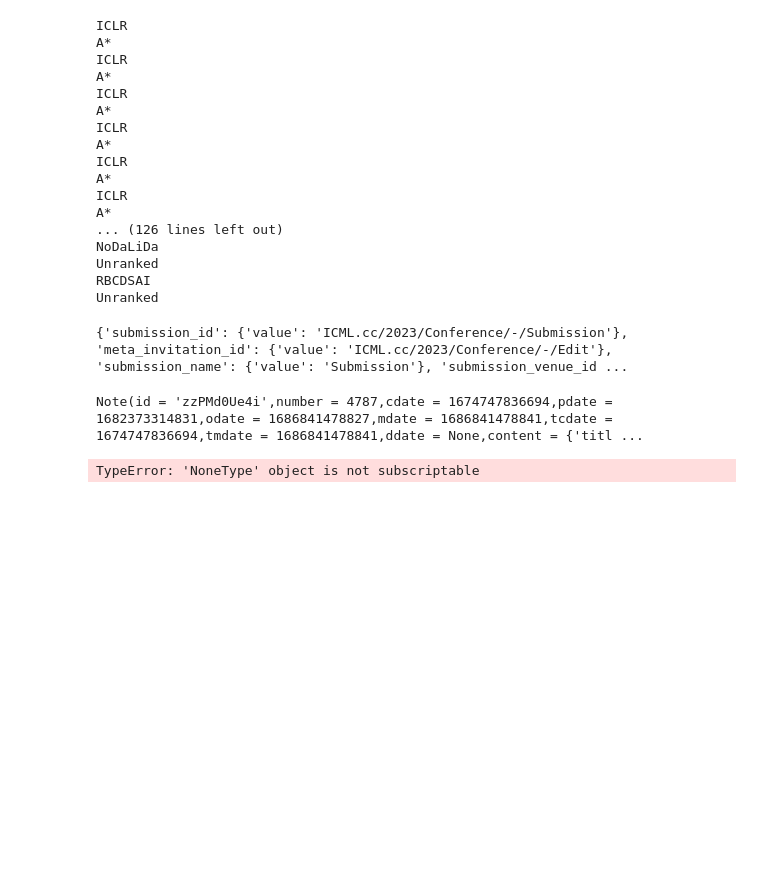
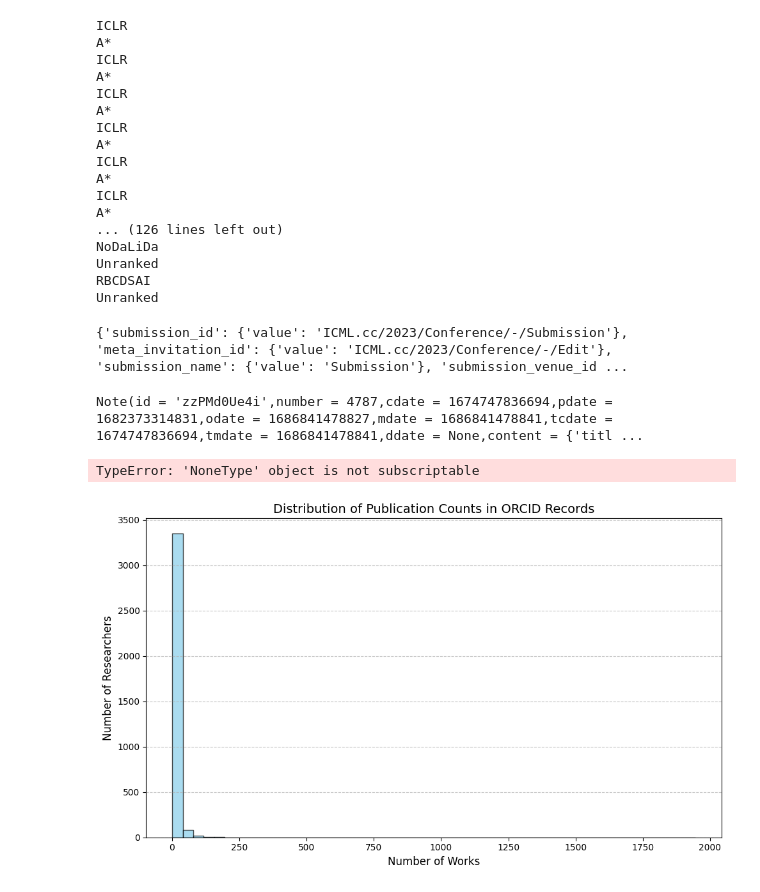
Before and after one commit to Christof93/Conference-Simulation, a Jupyter notebook: data/try_stuff.ipynb, the cells around one changed output. Drawn from its saved outputs; the diff is of its cells as text; code cells hidden in the pictures; blank space fills up the shorter version.

Commit message:
check sample against ORCID

```diff
--- a/data/try_stuff.ipynb
+++ b/data/try_stuff.ipynb
@@ -206,3 +206,32 @@ TypeError: 'NoneType' object is not subscriptable
 for sub in all_subs:
     if sub.details is not None:
         print(sub.details)
+# %%
+import json
+import matplotlib.pyplot as plt
+# 1. Load the results
+with open("orcid_validation_results.json", "r") as f:
+    data = json.load(f)
+
+# 2. Extract the counts
+counts = [item.get("orcid_works_count", 0) for item in data if item.get("orcid_works_count", 0)>0]
+
+# 3. Create the plot
+plt.figure(figsize=(10, 6))
+plt.hist(counts, bins=50, color='skyblue', edgecolor='black', alpha=0.7)
+
+# Styling
+plt.title("Distribution of Publication Counts in ORCID Records", fontsize=14)
+plt.xlabel("Number of Works", fontsize=12)
+plt.ylabel("Number of Researchers", fontsize=12)
+plt.grid(axis='y', linestyle='--', alpha=0.7)
+
+# Optional: Log scale for Y axis if the distribution is very skewed
+# plt.yscale('log')
+
+# Optional: Log scale for X axis if there are outliers with thousands of works
+# plt.xscale('log')
+plt.tight_layout()
+plt.show()
+# %% [output]
+[figure, added]
```
Also changed, not shown: parts of 5 cells of this notebook, 5 other files.
